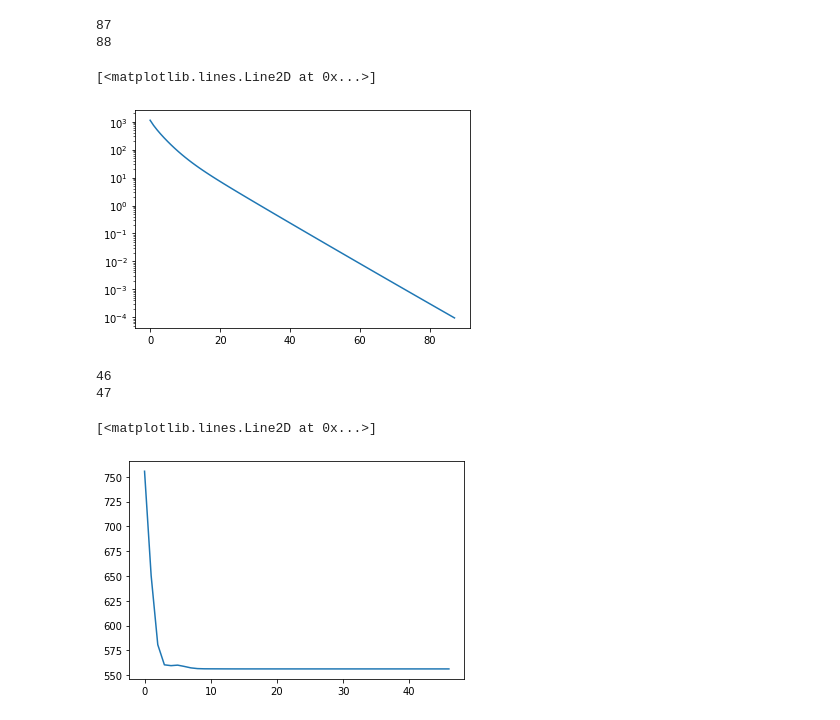
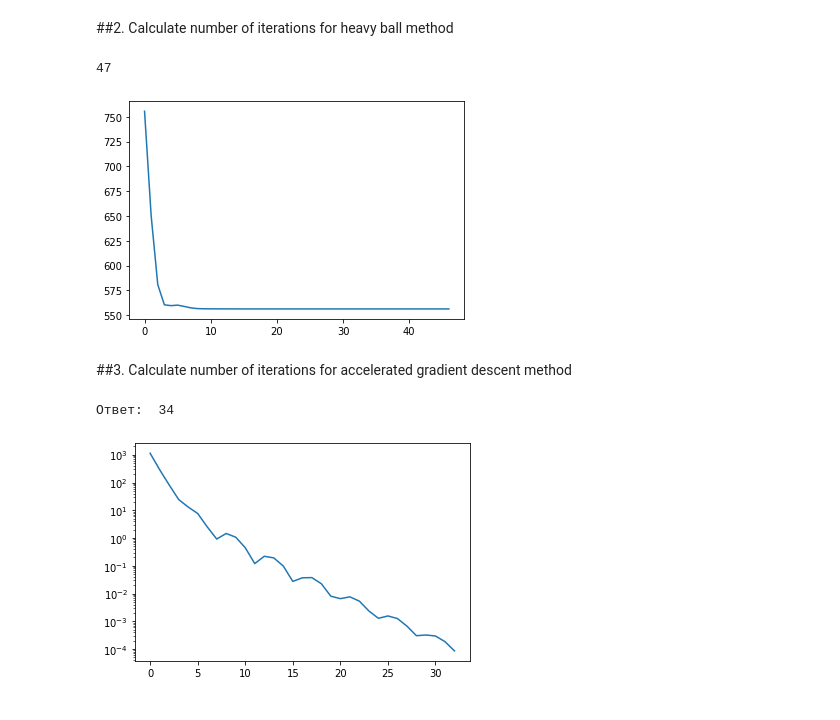
Before and after one commit to KonstantinBurkin/Math_for_DS_exam, a Jupyter notebook: math_for_DS_exam.ipynb, the cells around one changed output. Cells and saved outputs as stored; diff of their text form; code cells hidden in the pictures.

```diff
--- a/math_for_DS_exam.ipynb
+++ b/math_for_DS_exam.ipynb
@@ -40,16 +61,8 @@ def grad_descent(f, grad, x0, num_iter, eps, alpha):
-# %%
-x_gd, conv_gd, i_gd, norm = grad_descent(f, gradf, x0, num_iter, eps, alpha)
-print(i_gd)
-print(len(conv_gd))
-plt.semilogy([x for x in norm])
-# %% [output]
-87
-88
-[<matplotlib.lines.Line2D at 0x...>]
-[figure, removed]
+# %% [markdown]
+##2. Calculate number of iterations for heavy ball method
 # %%
-# все работает и правильный ответ с функцией:
-# f = lambda x: (jax.numpy.linalg.norm(A@x - b))**3
+# 2. Метод тяжелого шарика
+
 def heavy_ball(f, grad, x0, num_iter, eps, alpha, beta):
     x = x0.copy()
     conv = [x.copy()]
@@ -67,11 +80,44 @@ def heavy_ball(f, grad, x0, num_iter, eps, alpha, beta):
     return x, conv, i
 
 x_star, conv_gd, i = heavy_ball(f, gradf, x0, num_iter, eps, alpha, beta=0.5)
-print(i)
-print(len(conv_gd))
-plt.plot([f(x) for x in conv_gd])
+print("Ответ: ",i+1)              # +1 тк отсчет с 0
+plt.plot([f(x) for x in conv_gd]); plt.show()
 # %% [output]
-46
 47
-[<matplotlib.lines.Line2D at 0x...>]
 [figure]
+# %% [markdown]
+##3. Calculate number of iterations for accelerated gradient descent method
+# %%
+alpha = 3e-4              # размер шага
+
+def accelerated_gd(f, grad, x0, num_iter, eps, alpha):
+    x = x0.copy()
+    y = x0.copy()
+    conv = [x]
+    norm_acc_gd = []
+    prev_x = None
+    for i in range(num_iter):
+        h = -grad(y)
+        norm_acc_gd.append(np.linalg.norm(h))
+        if np.linalg.norm(h) < eps:
+            break
+        if prev_x is None:
+            prev_x = x.copy()
+            x = y + alpha * h
+        else:
+            x, prev_x = y + alpha * h, x
+
+        y = x + (i+1.) / (i+4.) * (x - prev_x)
+
+        conv.append(x)
+    return x, conv, i, norm_acc_gd
+
+
+x_acc_gd, conv_acc_gd, i_acc_gd, norm_acc_gd = accelerated_gd(f, gradf, x0, num_iter, eps, alpha)
+print("Ответ: ",i_acc_gd+2)
+# print(len(conv_acc_gd))
+# plt.semilogy([f(x) for x in conv_acc_gd])  # уменьшение функции
+plt.semilogy([x for x in norm_acc_gd]); plt.show()  # уменьшение нормы градиента функции
+# %% [output]
+Ответ:  34
+[figure, added]
```
Also changed, not shown: parts of 12 cells of this notebook.
